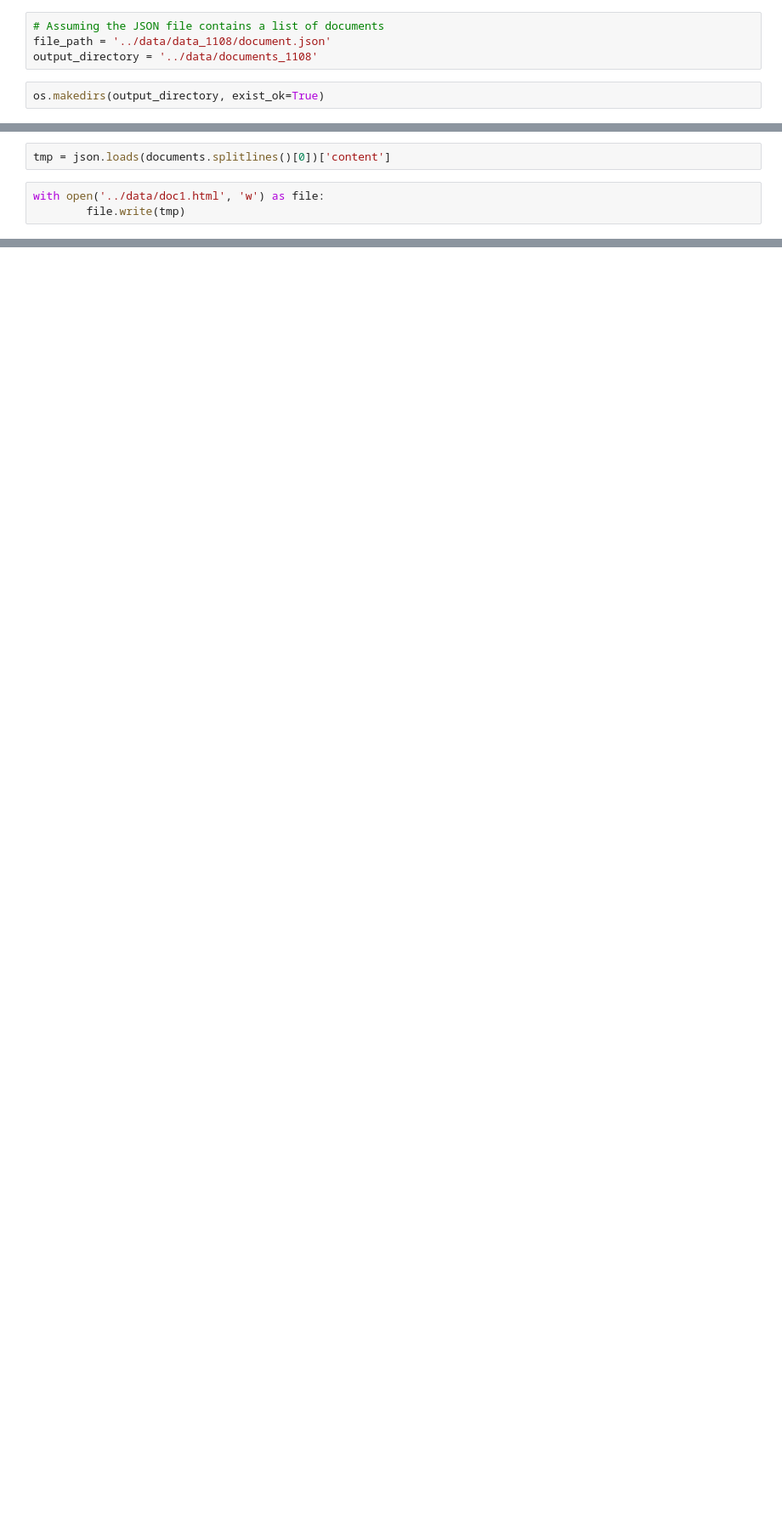
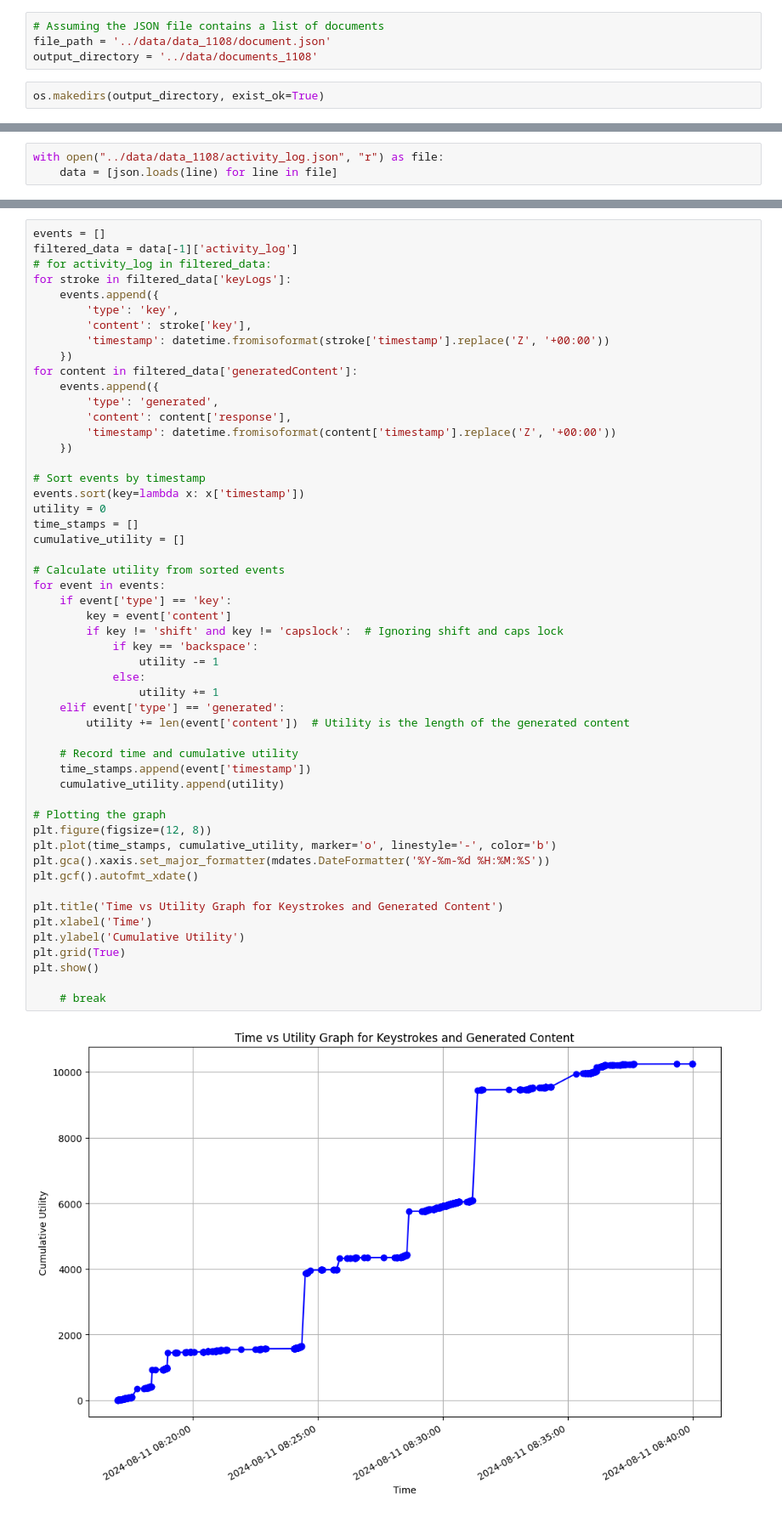
Before and after one commit to shreyan2020/cillm, a Jupyter notebook: analysis/notebooks/process_documents.ipynb, the cells around one changed output, grey strips where cells are left out. Shown: that part at 85% size. Saved outputs shown, nothing was run; the diff lists cells and outputs as text; blank space fills up the shorter version.

```diff
--- a/analysis/notebooks/process_documents.ipynb
+++ b/analysis/notebooks/process_documents.ipynb
@@ -46,5 +43,0 @@ main_task_1_66aca69be884d495377c3f30
-# %%
-tmp = json.loads(documents.splitlines()[0])['content']
-# %%
-with open('../data/doc1.html', 'w') as file:
-        file.write(tmp)
@@ -64,0 +499,3 @@ plain_text
+# %%
+with open("../data/data_1108/activity_log.json", "r") as file:
+    data = [json.loads(line) for line in file]
@@ -64,0 +530,54 @@ plain_text
+# %%
+events = []
+filtered_data = data[-1]['activity_log']
+# for activity_log in filtered_data:
+for stroke in filtered_data['keyLogs']:
+    events.append({
+        'type': 'key',
+        'content': stroke['key'],
+        'timestamp': datetime.fromisoformat(stroke['timestamp'].replace('Z', '+00:00'))
+    })
+for content in filtered_data['generatedContent']:
+    events.append({
+        'type': 'generated',
+        'content': content['response'],
+        'timestamp': datetime.fromisoformat(content['timestamp'].replace('Z', '+00:00'))
+    })
+
+# Sort events by timestamp
+events.sort(key=lambda x: x['timestamp'])
+utility = 0
+time_stamps = []
+cumulative_utility = []
+
+# Calculate utility from sorted events
+for event in events:
+    if event['type'] == 'key':
+        key = event['content']
+        if key != 'shift' and key != 'capslock':  # Ignoring shift and caps lock
+            if key == 'backspace':
+                utility -= 1
+            else:
+                utility += 1
+    elif event['type'] == 'generated':
+        utility += len(event['content'])  # Utility is the length of the generated content
+
+    # Record time and cumulative utility
+    time_stamps.append(event['timestamp'])
+    cumulative_utility.append(utility)
+
+# Plotting the graph
+plt.figure(figsize=(12, 8))
+plt.plot(time_stamps, cumulative_utility, marker='o', linestyle='-', color='b')
+plt.gca().xaxis.set_major_formatter(mdates.DateFormatter('%Y-%m-%d %H:%M:%S'))
+plt.gcf().autofmt_xdate()
+
+plt.title('Time vs Utility Graph for Keystrokes and Generated Content')
+plt.xlabel('Time')
+plt.ylabel('Cumulative Utility')
+plt.grid(True)
+plt.show()
+
+    # break
+# %% [output]
+[figure, added]
```
Also changed, not shown: parts of 52 cells of this notebook, 4 other files.
